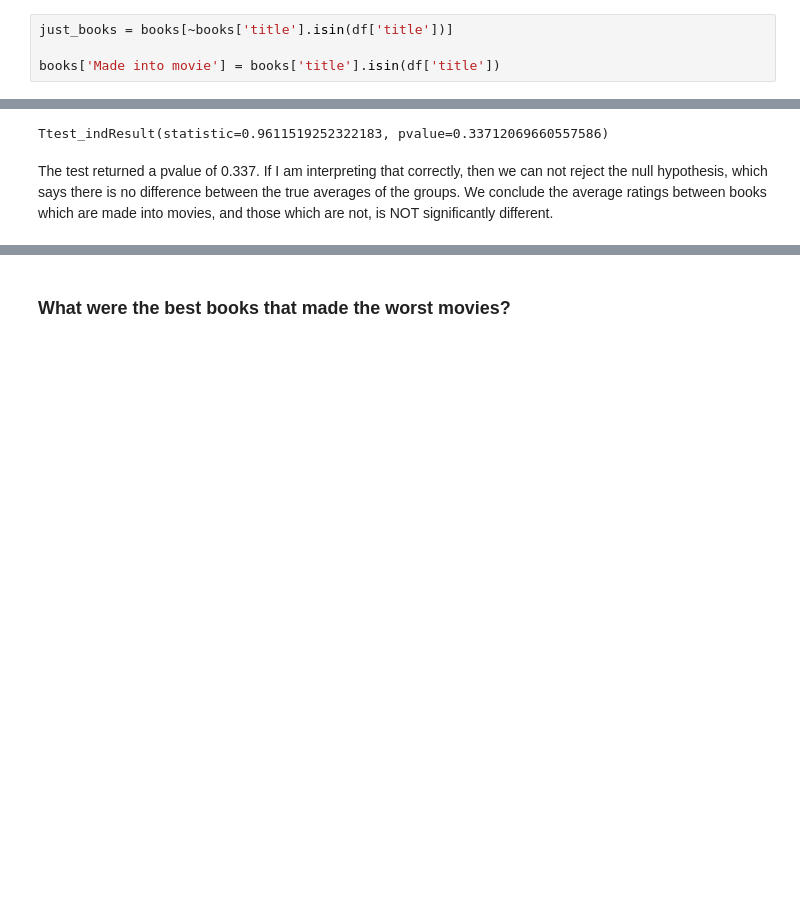
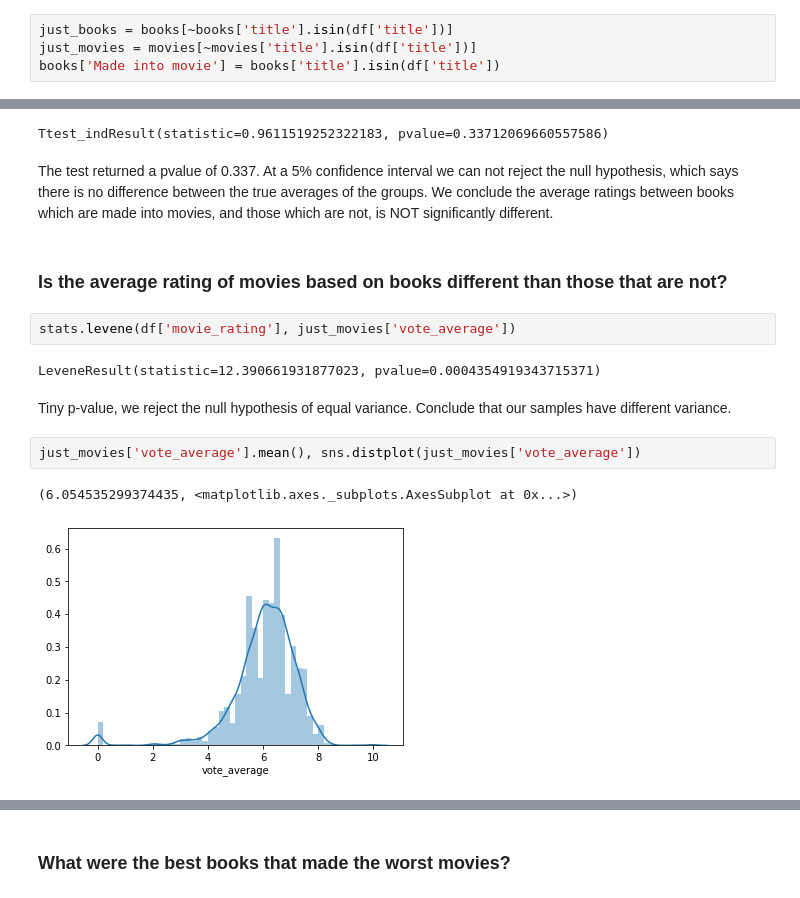
Before and after one commit to noahjett/Movie-Goodreads-Analysis, a Jupyter notebook: Book_Movie_Analysis.ipynb, the cells around one changed output, grey strips where cells are left out. Drawn from its saved outputs; the diff is of its cells as text; blank space fills up the shorter version.

```diff
--- a/Book_Movie_Analysis.ipynb
+++ b/Book_Movie_Analysis.ipynb
@@ -816,7 +744,7 @@ array(['Harry Potter and the Half-Blood Prince',
 We have the books which have movies, grab those that don't, store in datafraem called just_books
 # %%
 just_books = books[~books['title'].isin(df['title'])]
-
+just_movies = movies[~movies['title'].isin(df['title'])]
 books['Made into movie'] = books['title'].isin(df['title'])
 # %%
 just_books = just_books.rename(columns={'average_rating': 'book_rating'})
@@ -1084,4 +933,17 @@ stats.ttest_ind(df['book_rating'], just_books['book_rating'], equal_var=False)
 # %% [output]
 Ttest_indResult(statistic=0.9611519252322183, pvalue=0.33712069660557586)
 # %% [markdown]
-The test returned a pvalue of 0.337. If I am interpreting that correctly, then we can not reject the null hypothesis, which says there is no difference between the true averages of the groups. We conclude the average ratings between books which are made into movies, and those which are not, is NOT significantly different.
+The test returned a pvalue of 0.337. At a 5% confidence interval we can not reject the null hypothesis, which says there is no difference between the true averages of the groups. We conclude the average ratings between books which are made into movies, and those which are not, is NOT significantly different.
+# %% [markdown]
+### Is the average rating of movies based on books different than those that are not?
+# %%
+stats.levene(df['movie_rating'], just_movies['vote_average'])
+# %% [output]
+LeveneResult(statistic=12.390661931877023, pvalue=0.0004354919343715371)
+# %% [markdown]
+Tiny p-value, we reject the null hypothesis of equal variance. Conclude that our samples have different variance.
+# %%
+just_movies['vote_average'].mean(), sns.distplot(just_movies['vote_average'])
+# %% [output]
+(6.054535299374435, <matplotlib.axes._subplots.AxesSubplot at 0x...>)
+[figure, added]
```
Also changed, not shown: parts of 94 cells of this notebook.
